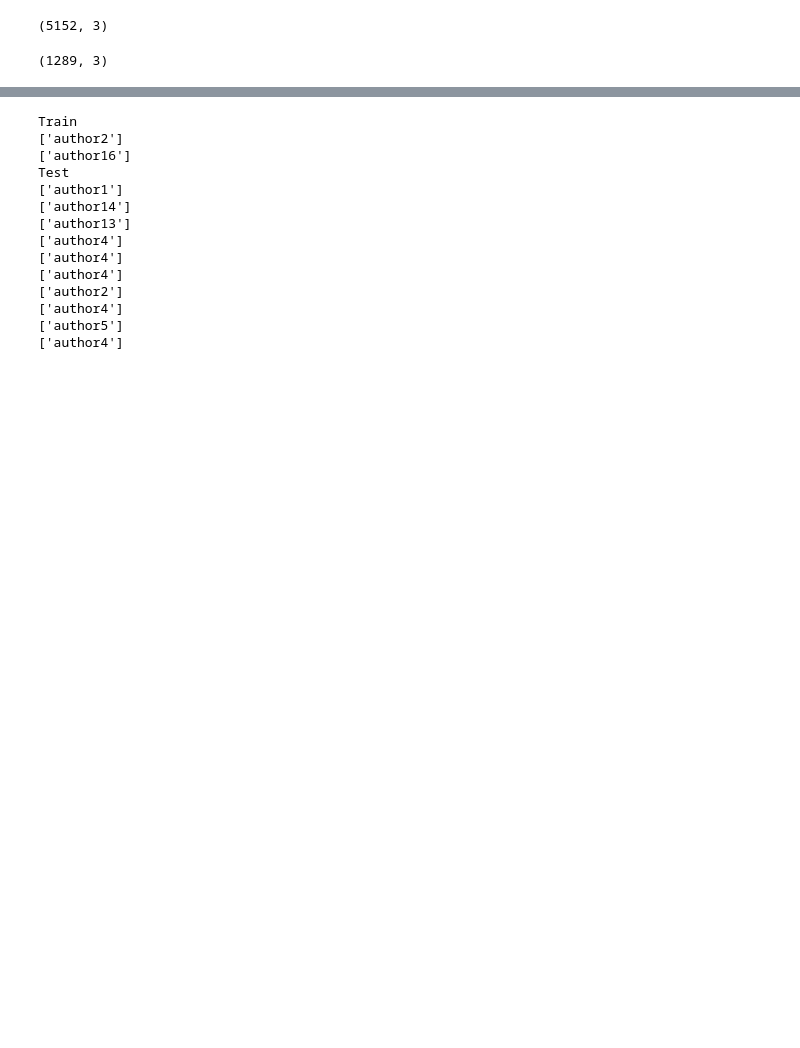
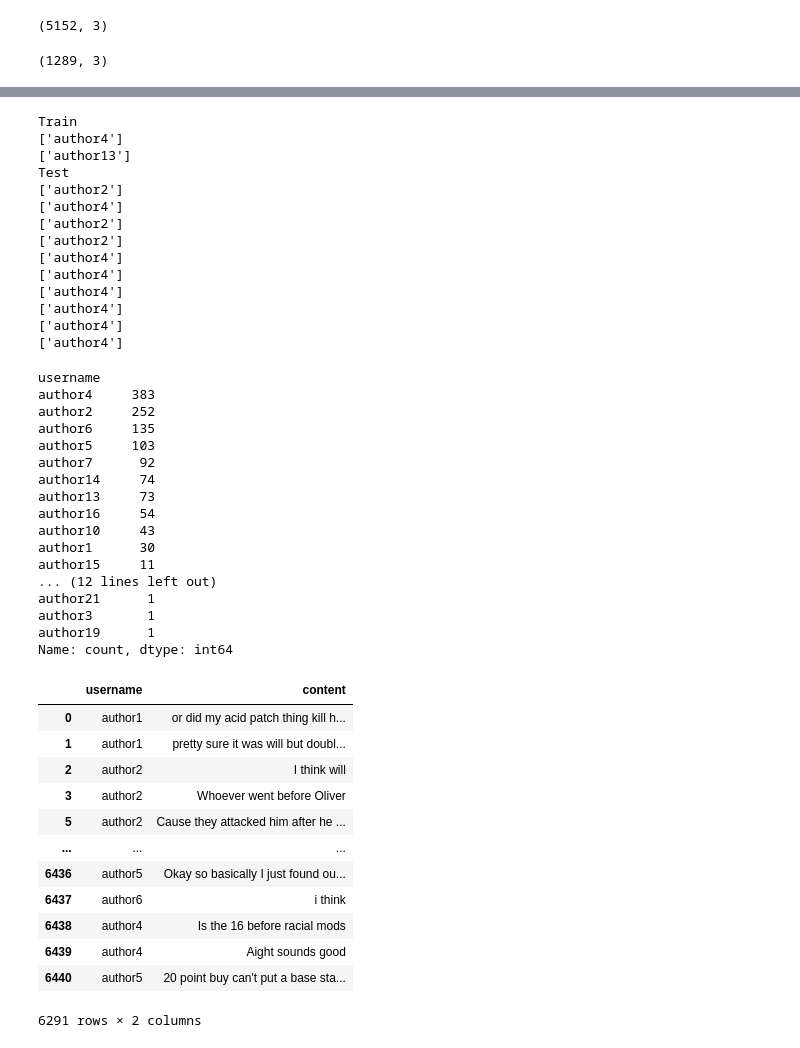
Before and after one commit to DirusLupito/discordMessageIdentifierAI, a Jupyter notebook: Code/Server Alternative Feature Models.ipynb, the cells around one changed output, grey strips where cells are left out. Saved outputs shown, nothing was run; the diff lists cells and outputs as text; code cells hidden in the pictures; blank space fills up the shorter version.

Commit message:
[Implementation] Implemented trimmed balanced testing

```diff
--- a/Code/Server Alternative Feature Models.ipynb
+++ b/Code/Server Alternative Feature Models.ipynb
@@ -135,8 +152,8 @@ char = len(message)
 avgChar = char / words
 X_test_message = np.array([[words, char, avgChar]])
 print(knn.predict(X_test_message))
-# This message is from author16, the model should get this right since this comes from the training set
-message = "i feel like being a living creature and having the undead trait are mutually exclusive"
+# This message is from author13, the model should get this right since this comes from the training set
+message = "I'll make one tonight. I have yet to sit down and make my anathema and such yet, so it'll all work out and be done tonight. I'll dm a link to ya"
 words = message.count(" ") + 1
 char = len(message)
 avgChar = char / words
@@ -165,16 +182,56 @@ for msg in messages:
     print(knn.predict(X_test_message))
 # %% [output]
 Train
+['author4']
+['author13']
+Test
 ['author2']
-['author16']
-Test
-['author1']
-['author14']
-['author13']
+['author4']
+['author2']
+['author2']
 ['author4']
 ['author4']
 ['author4']
-['author2']
 ['author4']
-['author5']
 ['author4']
+['author4']
+# %%
+# See if the training and testing sets are balanced
+
+display(Y_test.value_counts())
+
+# Create a new dataset by removing all of the authors with less than 20 posts
+
+dfTrimmed = df.groupby('username').filter(lambda x: len(x) >= 20)
+display(dfTrimmed)
+# %% [output]
+username
+author4     383
+author2     252
+author6     135
+author5     103
+author7      92
+author14     74
+author13     73
+author16     54
+author10     43
+author1      30
+author15     11
+... (12 lines left out)
+author21      1
+author3       1
+author19      1
+Name: count, dtype: int64
+|  | username | content |
+| 0 | author1 | or did my acid patch thing kill h... |
+| 1 | author1 | pretty sure it was will but doubl... |
+| 2 | author2 | I think will |
+| 3 | author2 | Whoever went before Oliver |
+| 5 | author2 | Cause they attacked him after he ... |
+| ... | ... | ... |
+| 6436 | author5 | Okay so basically I just found ou... |
+| 6437 | author6 | i think |
+| 6438 | author4 | Is the 16 before racial mods |
+| 6439 | author4 | Aight sounds good |
+| 6440 | author5 | 20 point buy can't put a base sta... |
+6291 rows × 2 columns
```
Also changed, not shown: parts of 7 cells of this notebook.
